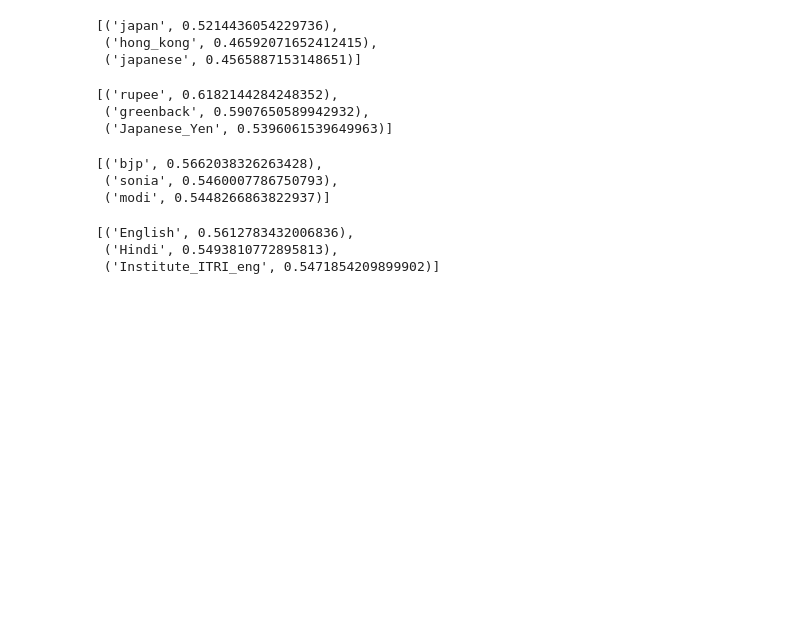
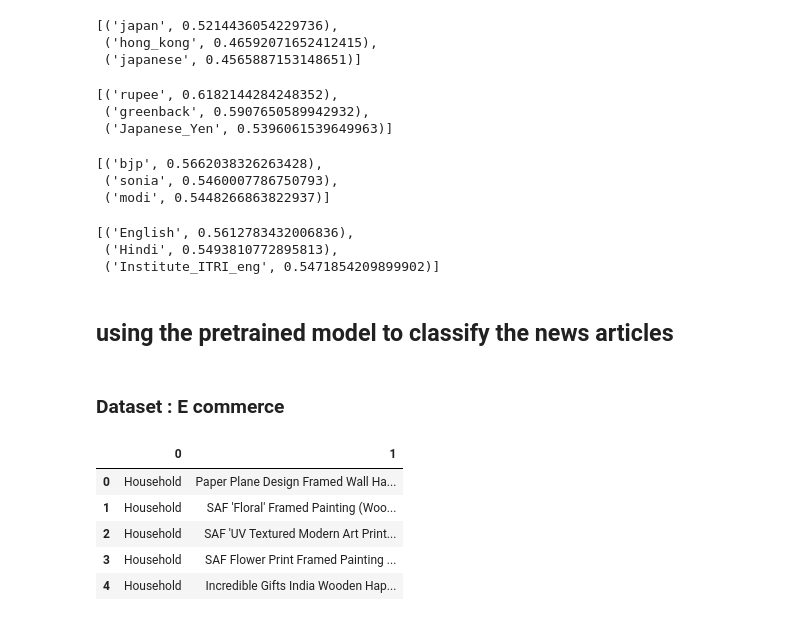
Before and after one commit to Mahanth-Maha/NLP-DS207, a Jupyter notebook: notes/lec02/lec_02_WordRepresentations.ipynb, the cells around one changed output. Drawn from its saved outputs; the diff is of its cells as text; code cells hidden in the pictures; blank space fills up the shorter version.

```diff
--- a/notes/lec02/lec_02_WordRepresentations.ipynb
+++ b/notes/lec02/lec_02_WordRepresentations.ipynb
@@ -495,3 +495,5 @@ analogy_gensim("usa", "english" ,"india")[:3]
 [('English', 0.5612783432006836),
  ('Hindi', 0.5493810772895813),
  ('Institute_ITRI_eng', 0.5471854209899902)]
+# %% [markdown]
+## using the pretrained model to classify the news articles
@@ -497,0 +508,13 @@ analogy_gensim("usa", "english" ,"india")[:3]
+# %% [markdown]
+### Dataset : E commerce
+# %%
+dataset_file= './../datasets/Ecommerce/ecommerceDataset.csv'
+df = pd.read_csv(dataset_file, header=None)
+df.head()
+# %% [output]
+|  | 0 | 1 |
+| 0 | Household | Paper Plane Design Framed Wall Ha... |
+| 1 | Household | SAF 'Floral' Framed Painting (Woo... |
+| 2 | Household | SAF 'UV Textured Modern Art Print... |
+| 3 | Household | SAF Flower Print Framed Painting ... |
+| 4 | Household | Incredible Gifts India Wooden Hap... |
```
Also changed, not shown: parts of 16 cells of this notebook, 8 other files.
